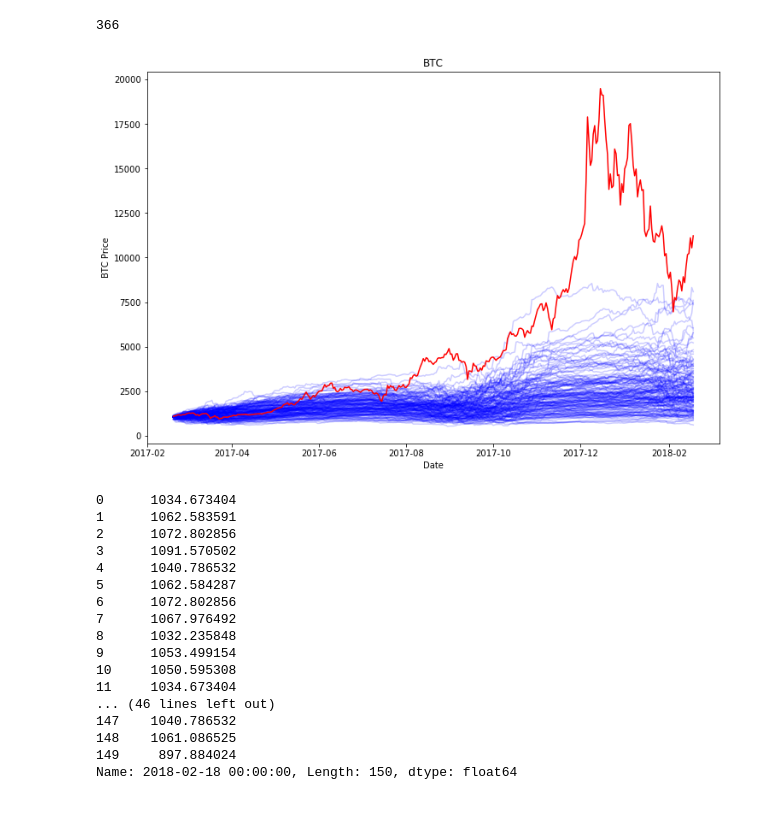
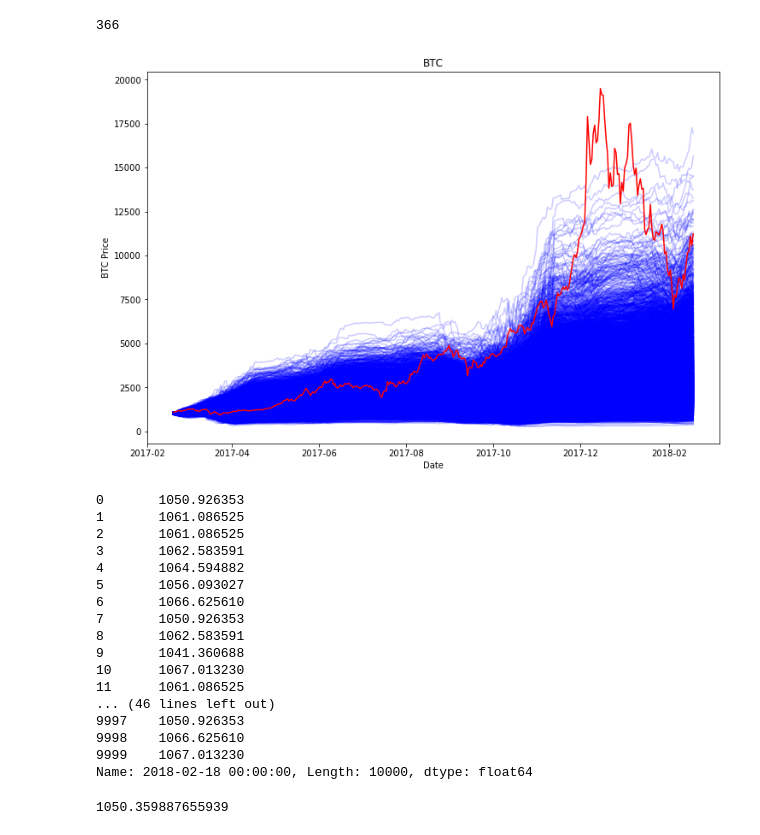
Before and after one commit to thewassermann/crypto109, a Jupyter notebook: Sandbox.ipynb, the cells around one changed output. Cells and saved outputs as stored; diff of their text form; code cells hidden in the pictures.

```diff
--- a/Sandbox.ipynb
+++ b/Sandbox.ipynb
@@ -102,29 +111,33 @@ def plot_random_paths(rp, true_path, coin):
 # %%
 d1 = datetime.datetime.strptime('2017-02-19', "%Y-%m-%d")
 d2 = datetime.datetime.strptime('2018-02-19', "%Y-%m-%d")
 idx1 = np.argwhere(btc.full_data['Date'] == d1)[0][0]
 idx2 = np.argwhere(btc.full_data['Date'] == d2)[0][0]
-out = op.random_paths(btc, d1, d2, lookback=60, N=150)
+out = op.random_paths(btc, d1, d2, lookback=15, N=10000)
 plot_random_paths(out, btc.full_data['Close'][idx2:idx1].reset_index()['Close'], btc)
 # %% [output]
-[figure, old version]
+[figure, new version]
 # %%
 out.iloc[-1, :]
 # %% [output]
-0      1034.673404
-1      1062.583591
-2      1072.802856
-3      1091.570502
-4      1040.786532
-5      1062.584287
-6      1072.802856
-7      1067.976492
-8      1032.235848
-9      1053.499154
-10     1050.595308
-11     1034.673404
+0       1050.926353
+1       1061.086525
+2       1061.086525
+3       1062.583591
+4       1064.594882
+5       1056.093027
+6       1066.625610
+7       1050.926353
+8       1062.583591
+9       1041.360688
+10      1067.013230
+11      1061.086525
 ... (46 lines left out)
-147    1040.786532
-148    1061.086525
-149     897.884024
-Name: 2018-02-18 00:00:00, Length: 150, dtype: float64
+9997    1050.926353
+9998    1066.625610
+9999    1067.013230
+Name: 2018-02-18 00:00:00, Length: 10000, dtype: float64
+# %%
+np.nanmax([np.nanmean(out.iloc[-1, :]), 0])
+# %% [output]
+1050.359887655939
```
Also changed, not shown: parts of 25 cells of this notebook, 4 other files.
